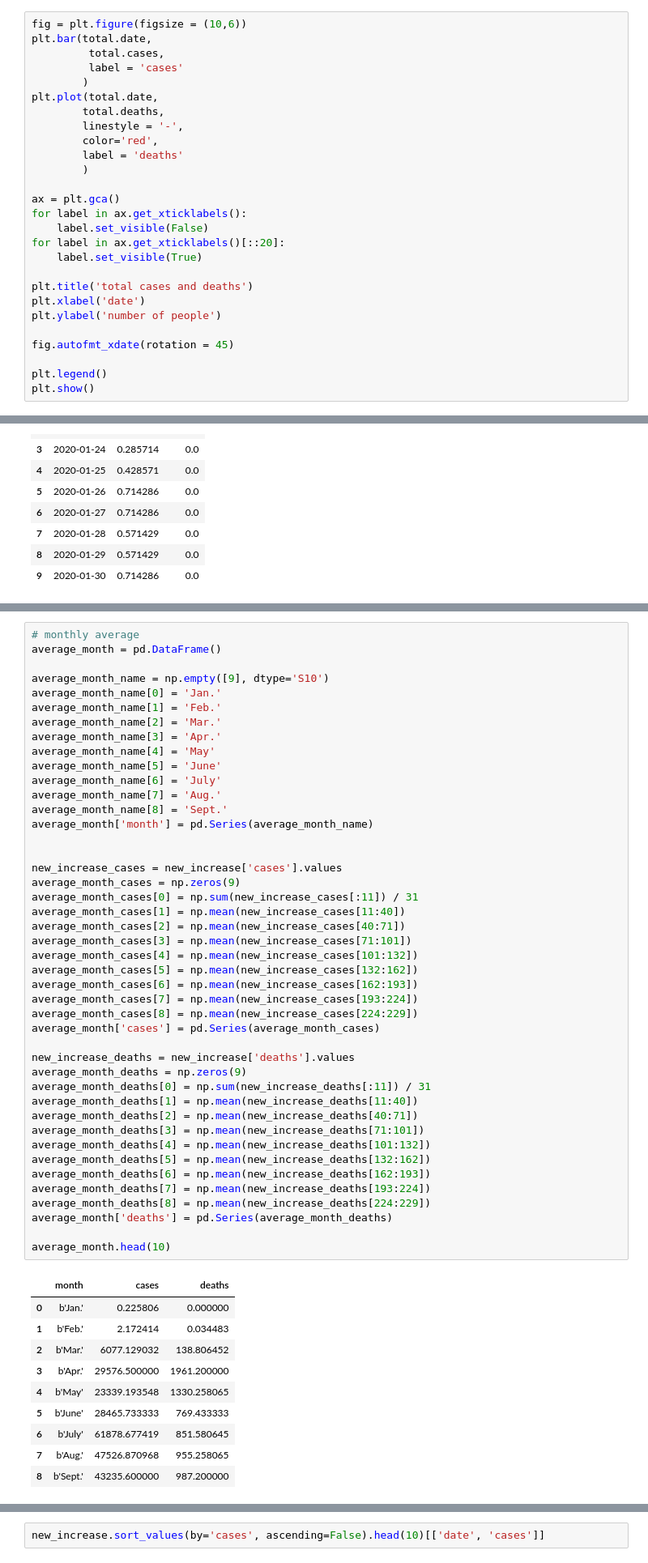
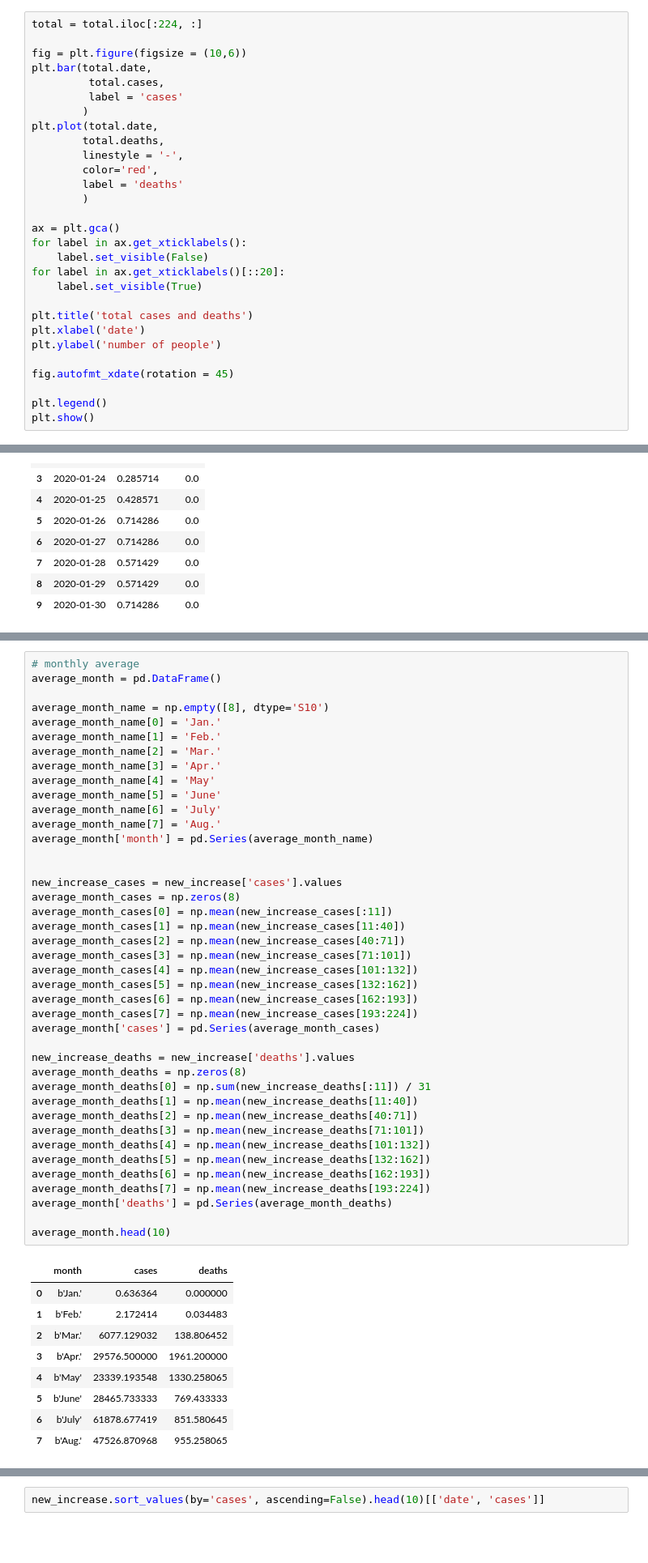
Before and after one commit to trainsn/CSE_5544, a Jupyter notebook: lab1/lab1_covid_analysis.ipynb, the cells around one changed output, grey strips where cells are left out. Shown at 81% size. Saved outputs shown, nothing was run; the diff lists cells and outputs as text; blank space fills up the shorter version.

```diff
--- a/lab1/lab1_covid_analysis.ipynb
+++ b/lab1/lab1_covid_analysis.ipynb
@@ -19,6 +19,8 @@ total.head(10)
 | 8 | 2020-01-29 | 5 | 0 |
 | 9 | 2020-01-30 | 6 | 0 |
 # %%
+total = total.iloc[:224, :]
+
 fig = plt.figure(figsize = (10,6))
 plt.bar(total.date,
          total.cases,
@@ -231,7 +235,7 @@ plt.show()
 # monthly average
 average_month = pd.DataFrame()
 
-average_month_name = np.empty([9], dtype='S10')
+average_month_name = np.empty([8], dtype='S10')
 average_month_name[0] = 'Jan.'
 average_month_name[1] = 'Feb.'
 average_month_name[2] = 'Mar.'
@@ -240,40 +244,37 @@ average_month_name[4] = 'May'
 average_month_name[5] = 'June'
 average_month_name[6] = 'July'
 average_month_name[7] = 'Aug.'
-average_month_name[8] = 'Sept.'
 average_month['month'] = pd.Series(average_month_name)
 
 
 new_increase_cases = new_increase['cases'].values
-average_month_cases = np.zeros(9)
-average_month_cases[0] = np.sum(new_increase_cases[:11]) / 31
+average_month_cases = np.zeros(8)
+average_month_cases[0] = np.mean(new_increase_cases[:11])
 average_month_cases[1] = np.mean(new_increase_cases[11:40])
 average_month_cases[2] = np.mean(new_increase_cases[40:71])
 average_month_cases[3] = np.mean(new_increase_cases[71:101])
 average_month_cases[4] = np.mean(new_increase_cases[101:132])
 average_month_cases[5] = np.mean(new_increase_cases[132:162])
 average_month_cases[6] = np.mean(new_increase_cases[162:193])
 average_month_cases[7] = np.mean(new_increase_cases[193:224])
-average_month_cases[8] = np.mean(new_increase_cases[224:229])
 average_month['cases'] = pd.Series(average_month_cases)
 
 new_increase_deaths = new_increase['deaths'].values
-average_month_deaths = np.zeros(9)
+average_month_deaths = np.zeros(8)
 average_month_deaths[0] = np.sum(new_increase_deaths[:11]) / 31
 average_month_deaths[1] = np.mean(new_increase_deaths[11:40])
 average_month_deaths[2] = np.mean(new_increase_deaths[40:71])
 average_month_deaths[3] = np.mean(new_increase_deaths[71:101])
 average_month_deaths[4] = np.mean(new_increase_deaths[101:132])
 average_month_deaths[5] = np.mean(new_increase_deaths[132:162])
 average_month_deaths[6] = np.mean(new_increase_deaths[162:193])
 average_month_deaths[7] = np.mean(new_increase_deaths[193:224])
-average_month_deaths[8] = np.mean(new_increase_deaths[224:229])
 average_month['deaths'] = pd.Series(average_month_deaths)
 
 average_month.head(10)
 # %% [output]
 |  | month | cases | deaths |
-| 0 | b'Jan.' | 0.225806 | 0.000000 |
+| 0 | b'Jan.' | 0.636364 | 0.000000 |
 | 1 | b'Feb.' | 2.172414 | 0.034483 |
 | 2 | b'Mar.' | 6077.129032 | 138.806452 |
 | 3 | b'Apr.' | 29576.500000 | 1961.200000 |
@@ -281,7 +282,6 @@ average_month.head(10)
 | 5 | b'June' | 28465.733333 | 769.433333 |
 | 6 | b'July' | 61878.677419 | 851.580645 |
 | 7 | b'Aug.' | 47526.870968 | 955.258065 |
-| 8 | b'Sept.' | 43235.600000 | 987.200000 |
 # %%
 fig = plt.figure(figsize = (10,6))
 plt.bar(average_month.month,
```
Also changed, not shown: parts of 7 cells of this notebook.
